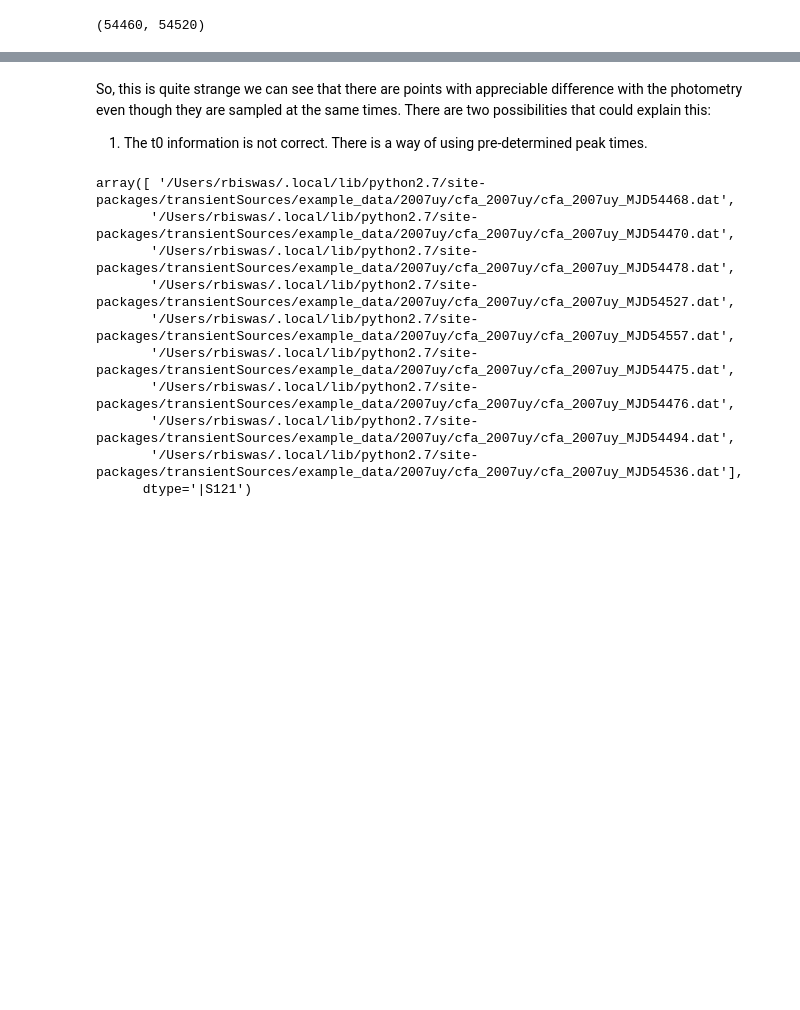
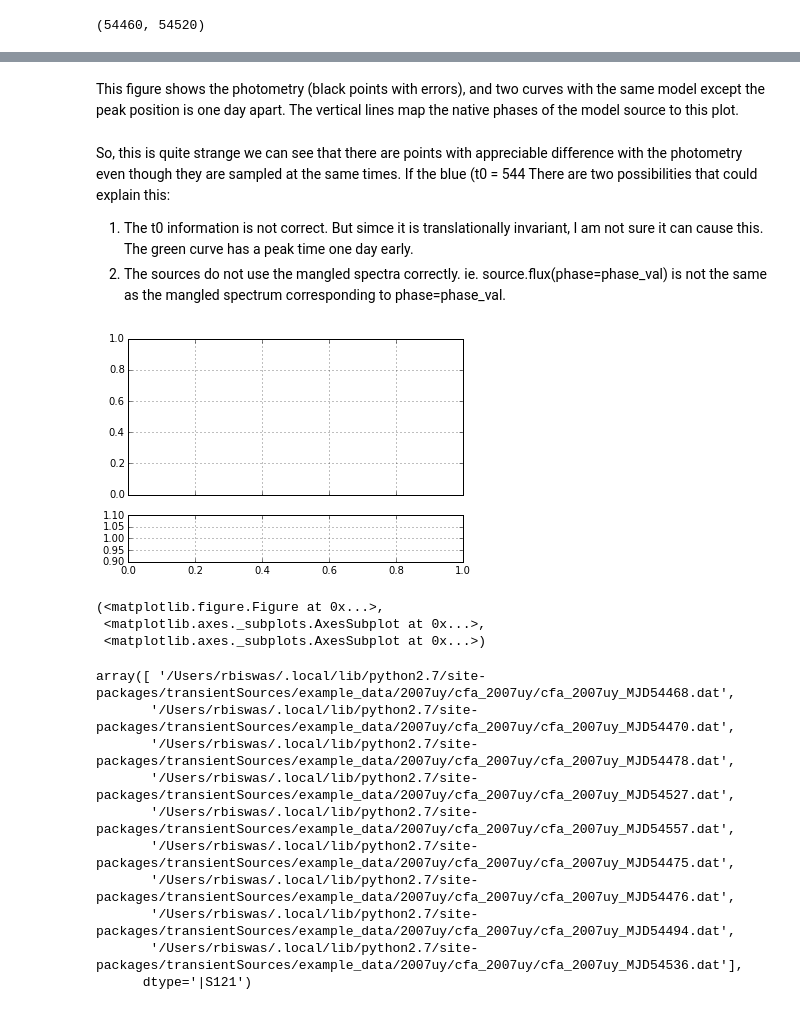
Before and after one commit to rbiswas4/calibrate_spectra, a Jupyter notebook: examples/ExampleObject.ipynb, the cells around one changed output, grey strips where cells are left out. Drawn from its saved outputs; the diff is of its cells as text; code cells hidden in the pictures; blank space fills up the shorter version.

```diff
--- a/examples/ExampleObject.ipynb
+++ b/examples/ExampleObject.ipynb
@@ -283,4 +306,9 @@ figB
+# %% [markdown]
+This figure shows the photometry (black points with errors), and two curves with the same model except the peak position is one
+day apart. The vertical lines map the native phases of the model source to this plot.
 # %% [markdown]
 So, this is quite strange we can see that there are points with appreciable difference with the photometry even though they are
-sampled at the same times. There are two possibilities that could explain this:
-1. The t0 information is not correct. There is a way of using pre-determined peak times.
+sampled at the same times. If the blue (t0 = 544
+There are two possibilities that could explain this:
+1. The t0 information is not correct. But simce it is translationally invariant, I am not sure it can cause this. The green curve has a peak time one day early.
+2. The sources do not use the mangled spectra correctly. ie. source.flux(phase=phase_val) is not the same as the mangled spectrum corresponding to phase=phase_val.
@@ -287,3 +317,13 @@ sampled at the same times. There are two possibilities that could explain this:
+# %%
+fig, ax0, ax1 = pu.settwopanel()
+# %% [output]
+[figure, added]
+# %%
+fig
+# %% [output]
+(<matplotlib.figure.Figure at 0x...>,
+ <matplotlib.axes._subplots.AxesSubplot at 0x...>,
+ <matplotlib.axes._subplots.AxesSubplot at 0x...>)
 # %%
 mysource.data_fnames
 # %% [output]
```
Also changed, not shown: parts of 11 cells of this notebook.
